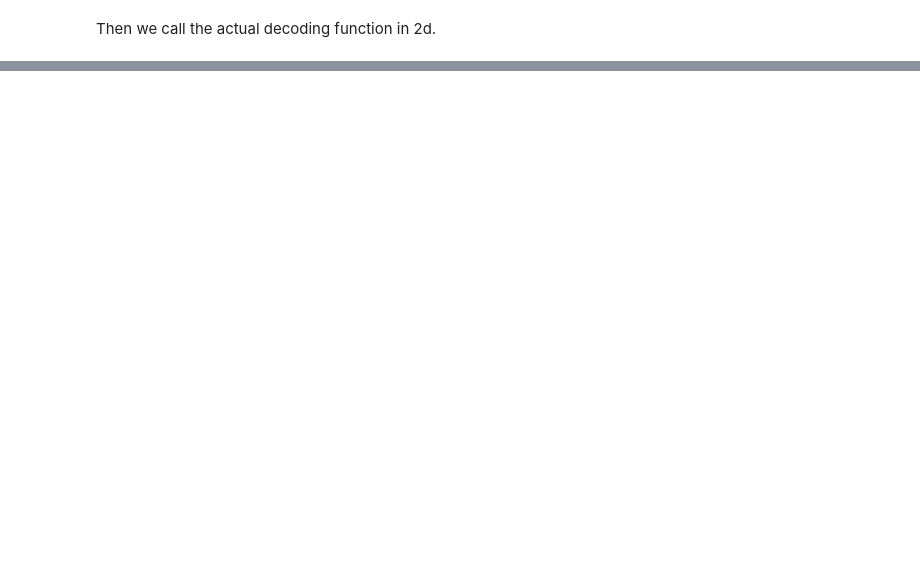
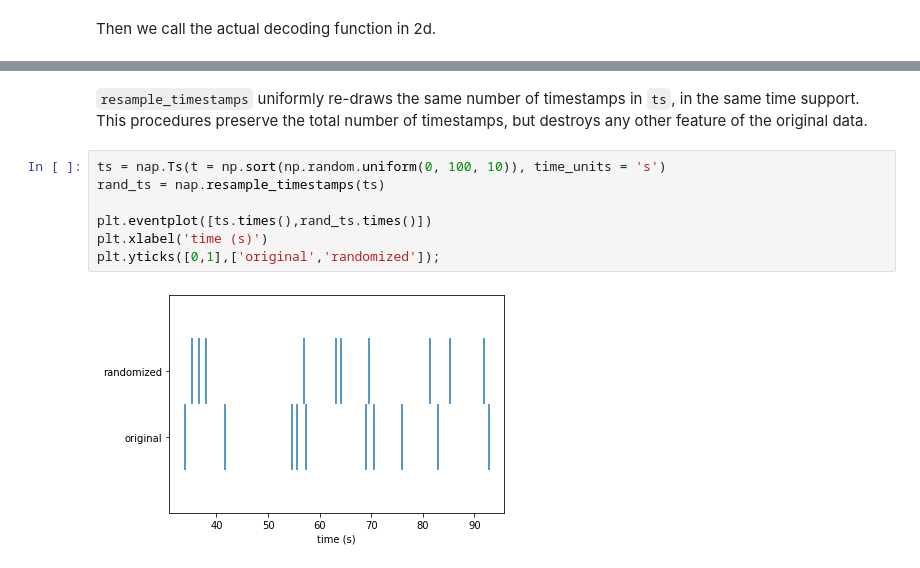
Before and after one commit to pynapple-org/pynapple, a Jupyter notebook: docs/notebooks/pynapple-process-notebook.ipynb, the cells around one changed output, grey strips where cells are left out. Saved outputs shown, nothing was run; the diff lists cells and outputs as text; blank space fills up the shorter version.

```diff
--- a/docs/notebooks/pynapple-process-notebook.ipynb
+++ b/docs/notebooks/pynapple-process-notebook.ipynb
@@ -272,0 +315,11 @@ plt.show()
+# %% [markdown]
+`resample_timestamps` uniformly re-draws the same number of timestamps in `ts`, in the same time support. This procedures preserve the total number of timestamps, but destroys any other feature of the original data.
+# %%
+ts = nap.Ts(t = np.sort(np.random.uniform(0, 100, 10)), time_units = 's')
+rand_ts = nap.resample_timestamps(ts)
+
+plt.eventplot([ts.times(),rand_ts.times()])
+plt.xlabel('time (s)')
+plt.yticks([0,1],['original','randomized']);
+# %% [output]
+[figure, added]
```
Also changed, not shown: parts of 15 cells of this notebook.
